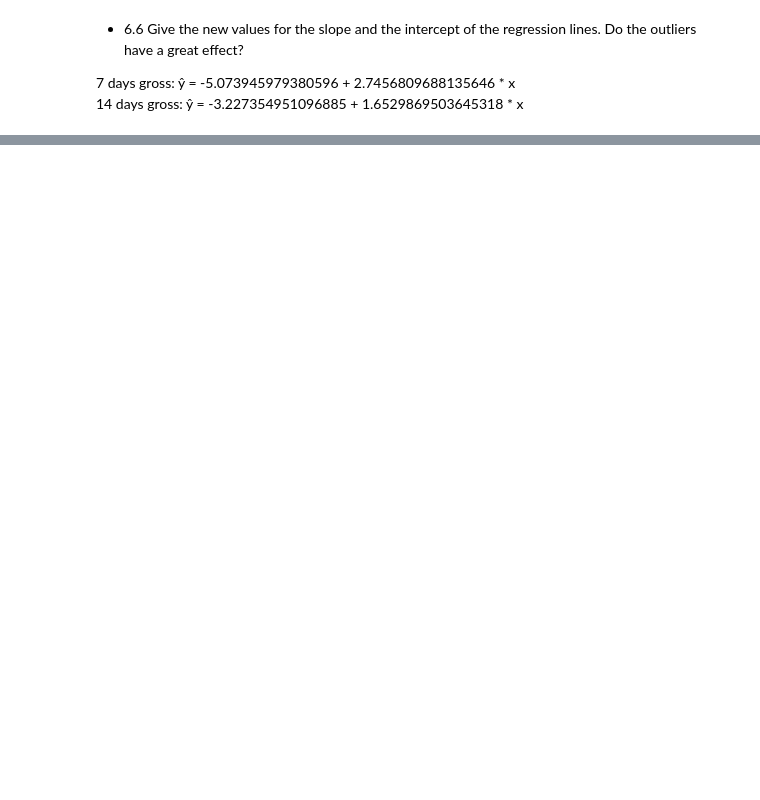
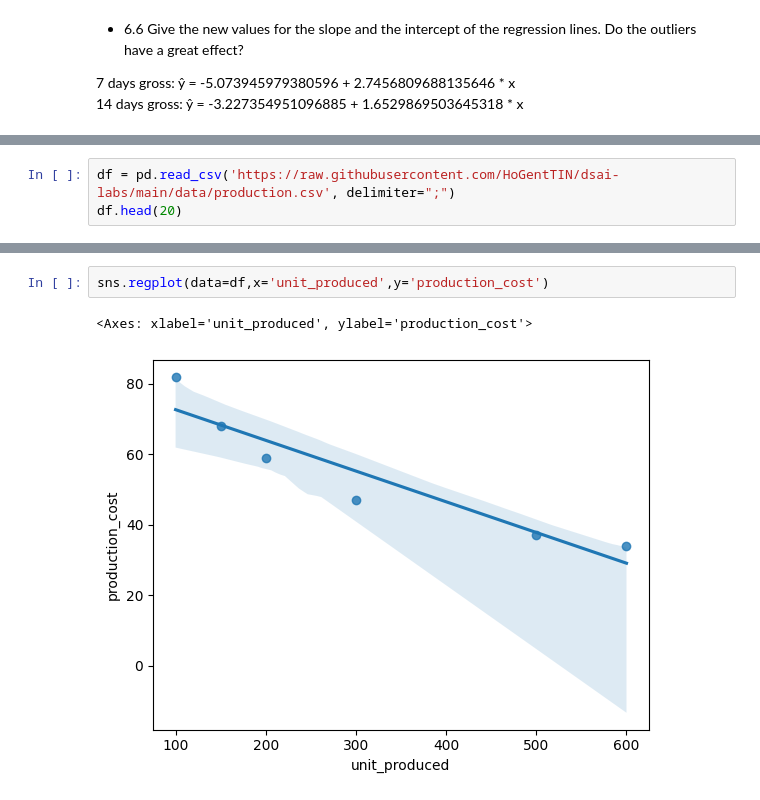
Before and after one commit to Bataklik/Data-Science-_-AI, a Jupyter notebook: 6-bivariate-quant/labs-regression.ipynb, the cells around one changed output, grey strips where cells are left out. Saved outputs shown, nothing was run; the diff lists cells and outputs as text; blank space fills up the shorter version.

```diff
--- a/6-bivariate-quant/labs-regression.ipynb
+++ b/6-bivariate-quant/labs-regression.ipynb
@@ -420,0 +632,3 @@ R² (14) Day Gross vs Total US Gross) = 0.9185801516700396
+# %%
+df = pd.read_csv('https://raw.githubusercontent.com/HoGentTIN/dsai-labs/main/data/production.csv', delimiter=";")
+df.head(20)
@@ -420,0 +643,5 @@ R² (14) Day Gross vs Total US Gross) = 0.9185801516700396
+# %%
+sns.regplot(data=df,x='unit_produced',y='production_cost')
+# %% [output]
+<Axes: xlabel='unit_produced', ylabel='production_cost'>
+[figure, added]
```
Also changed, not shown: parts of 17 cells of this notebook, 3 other files.
